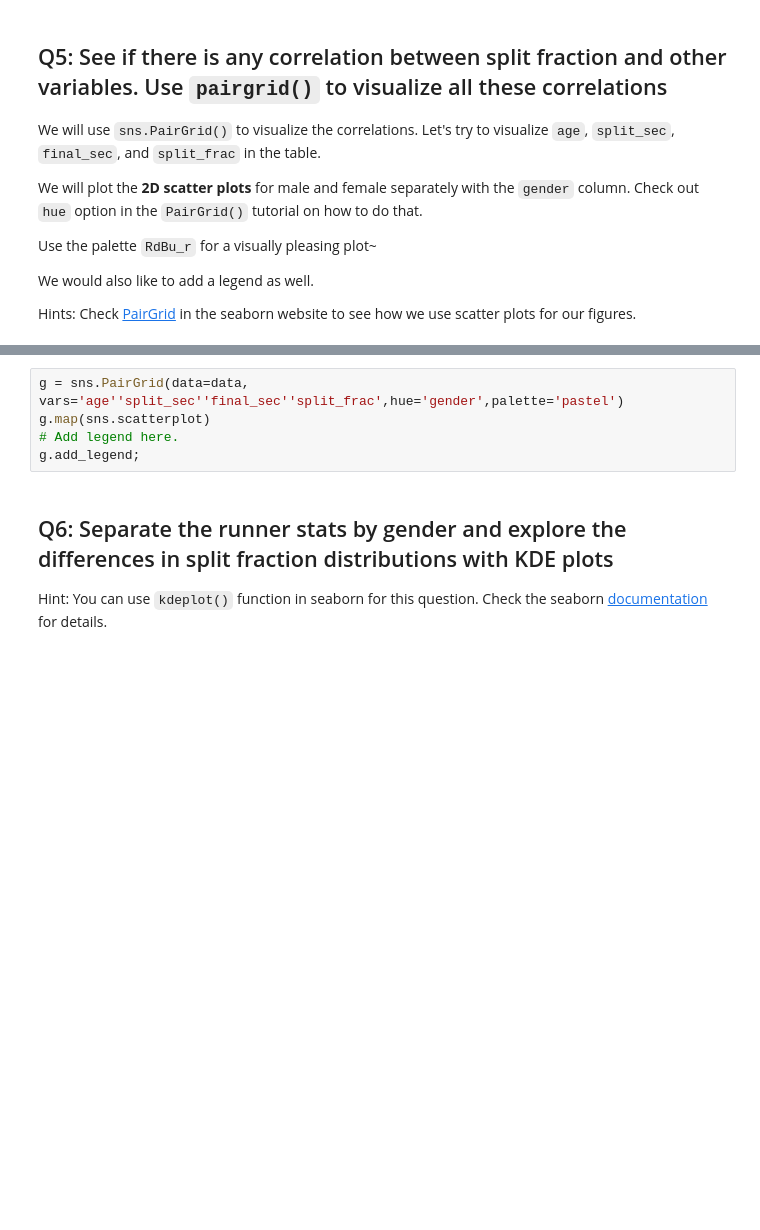
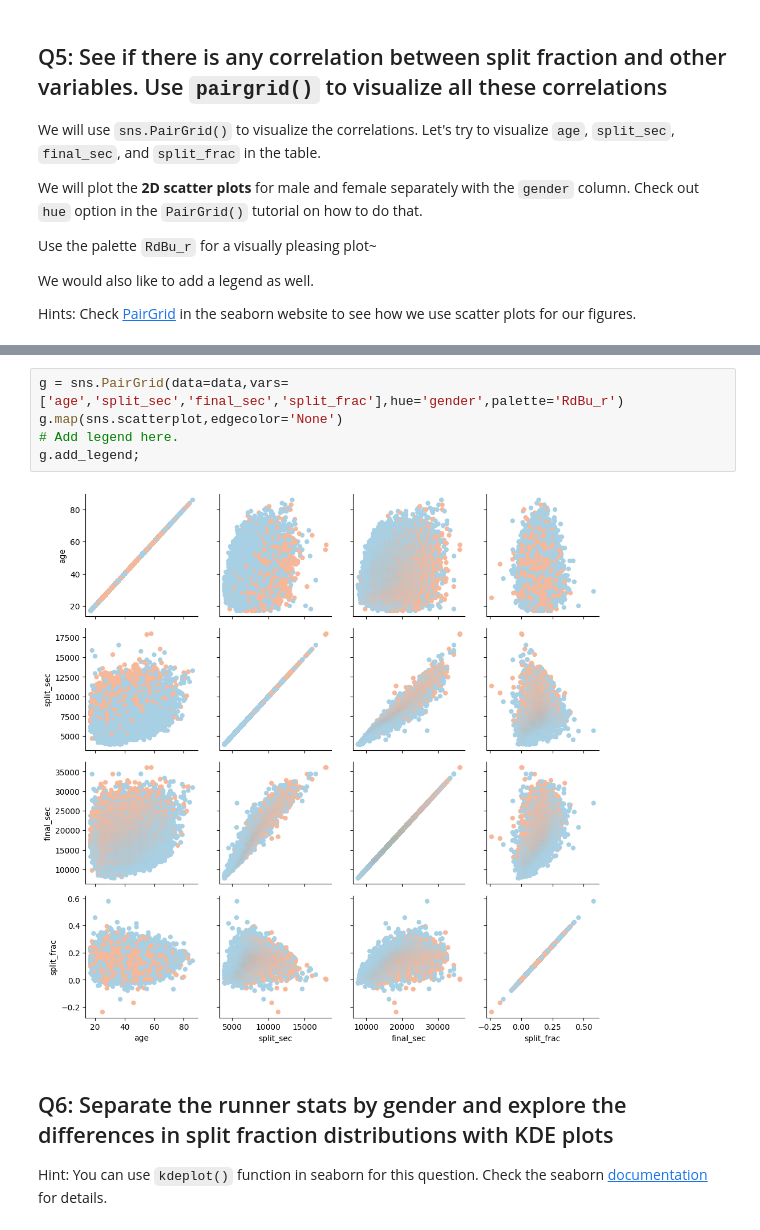
Before and after one commit to HueyBick/2024_Intro_Python, a Jupyter notebook: ML_EES/IP/W4_S2.ipynb, the cells around one changed output, grey strips where cells are left out. Drawn from its saved outputs; the diff is of its cells as text; blank space fills up the shorter version.

```diff
--- a/ML_EES/IP/W4_S2.ipynb
+++ b/ML_EES/IP/W4_S2.ipynb
@@ -128,10 +128,12 @@ Hints: Check [PairGrid](https://seaborn.pydata.org/generated/seaborn.PairGrid.ht
 # %% [markdown]
 ![Unknown-4.png](embedded-picture-1)
 # %%
-g = sns.PairGrid(data=data, vars='age''split_sec''final_sec''split_frac',hue='gender',palette='pastel')
-g.map(sns.scatterplot)
+g = sns.PairGrid(data=data,vars=['age','split_sec','final_sec','split_frac'],hue='gender',palette='RdBu_r')
+g.map(sns.scatterplot,edgecolor='None')
 # Add legend here.
 g.add_legend;
+# %% [output]
+[figure, added]
 # %% [markdown]
 ## Q6: Separate the runner stats by gender and explore the differences in split fraction distributions with KDE plots
 
```
Also changed, not shown: parts of 1 cell of this notebook.
